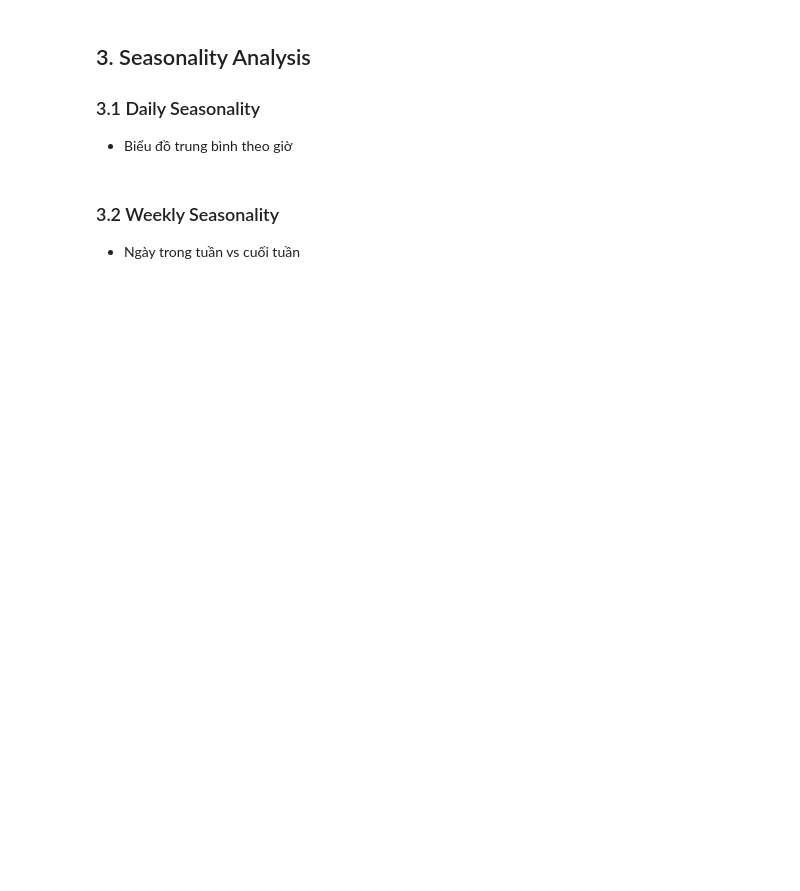
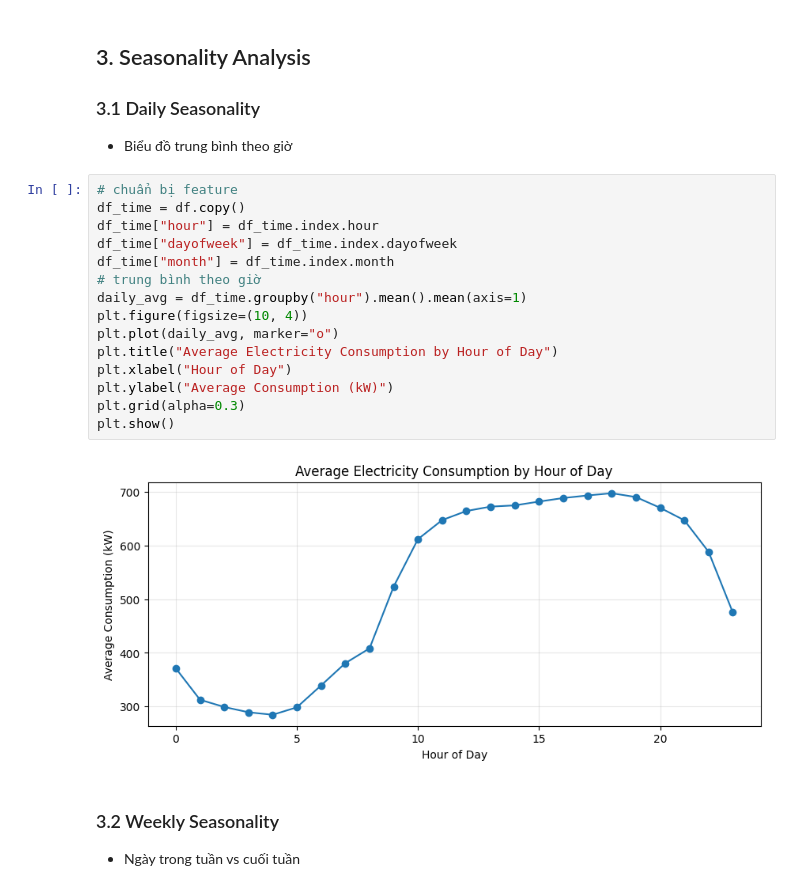
Before and after one commit to Dai-Nguyen1506/Electricity-Load-Diagrams, a Jupyter notebook: notebooks/02_eda.ipynb, the cells around one changed output. Saved outputs shown, nothing was run; the diff lists cells and outputs as text; blank space fills up the shorter version.

```diff
--- a/notebooks/02_eda.ipynb
+++ b/notebooks/02_eda.ipynb
@@ -52,6 +79,23 @@ plt.show()
 ## 3. Seasonality Analysis
 ### 3.1 Daily Seasonality
 - Biểu đồ trung bình theo giờ
+# %%
+# chuẩn bị feature
+df_time = df.copy()
+df_time["hour"] = df_time.index.hour
+df_time["dayofweek"] = df_time.index.dayofweek
+df_time["month"] = df_time.index.month
+# trung bình theo giờ
+daily_avg = df_time.groupby("hour").mean().mean(axis=1)
+plt.figure(figsize=(10, 4))
+plt.plot(daily_avg, marker="o")
+plt.title("Average Electricity Consumption by Hour of Day")
+plt.xlabel("Hour of Day")
+plt.ylabel("Average Consumption (kW)")
+plt.grid(alpha=0.3)
+plt.show()
+# %% [output]
+[figure, added]
 # %% [markdown]
 ### 3.2 Weekly Seasonality
 - Ngày trong tuần vs cuối tuần
```
Also changed, not shown: parts of 12 cells of this notebook.
